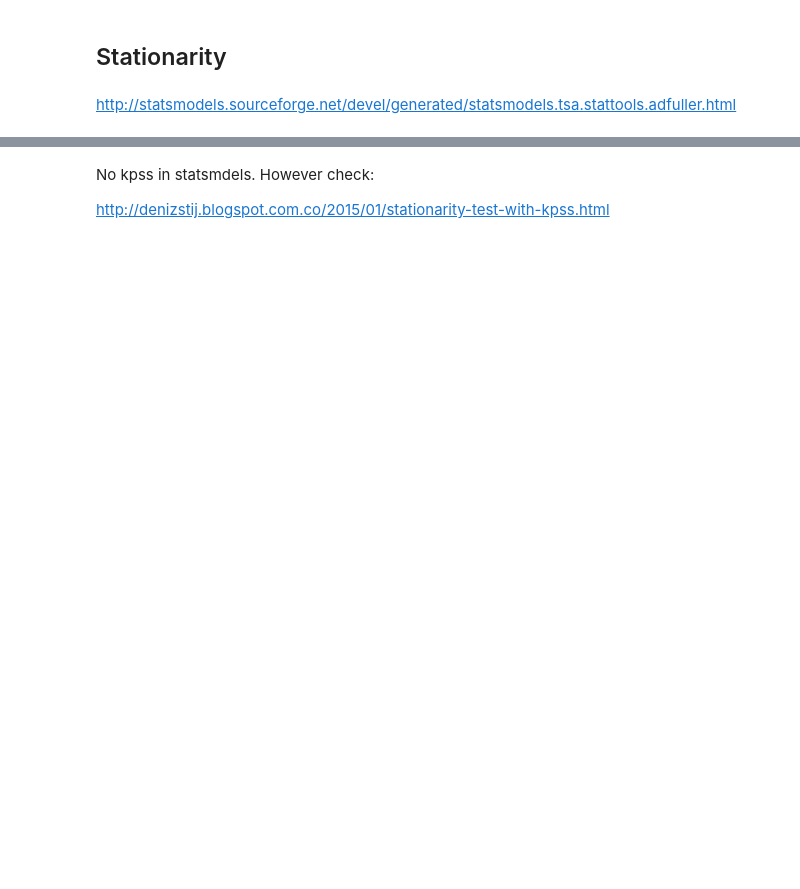
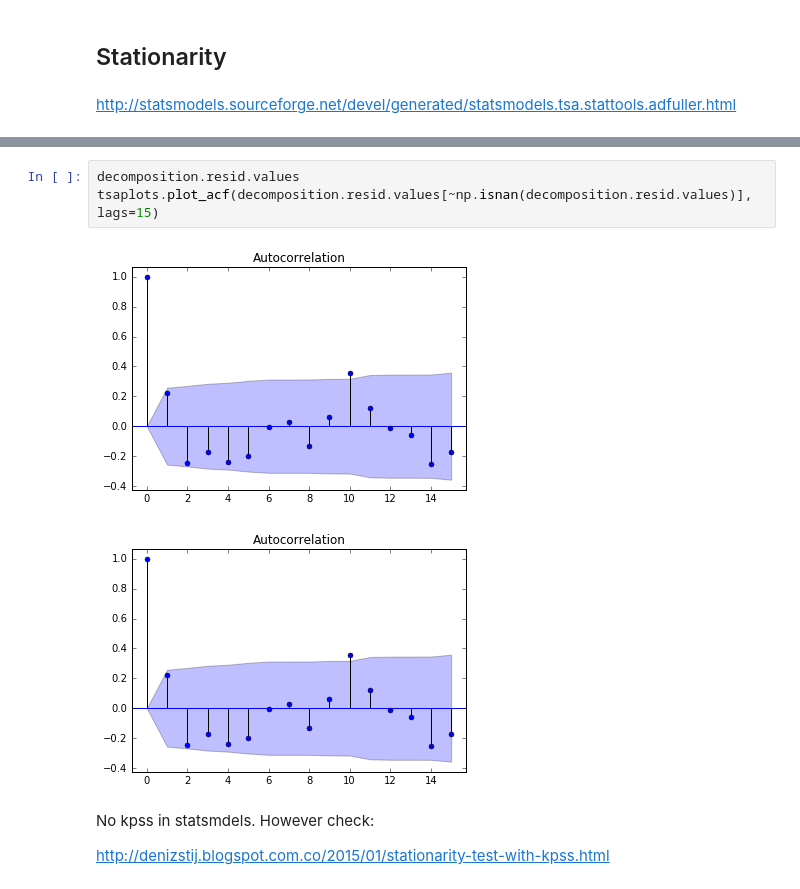
Before and after one commit to arangogithub/time_series, a Jupyter notebook: Dane_IPC_tendency.ipynb, the cells around one changed output, grey strips where cells are left out. Saved outputs shown, nothing was run; the diff lists cells and outputs as text; blank space fills up the shorter version.

```diff
--- a/Dane_IPC_tendency.ipynb
+++ b/Dane_IPC_tendency.ipynb
@@ -89,3 +101,9 @@ Results of Dickey-Fuller Test:
+# %%
+decomposition.resid.values
+tsaplots.plot_acf(decomposition.resid.values[~np.isnan(decomposition.resid.values)], lags=15)
+# %% [output]
+[figure, added]
+[figure, added]
 # %% [markdown]
 No kpss in statsmdels. However check:
 
```
Also changed, not shown: parts of 3 cells of this notebook, 1 other file.
